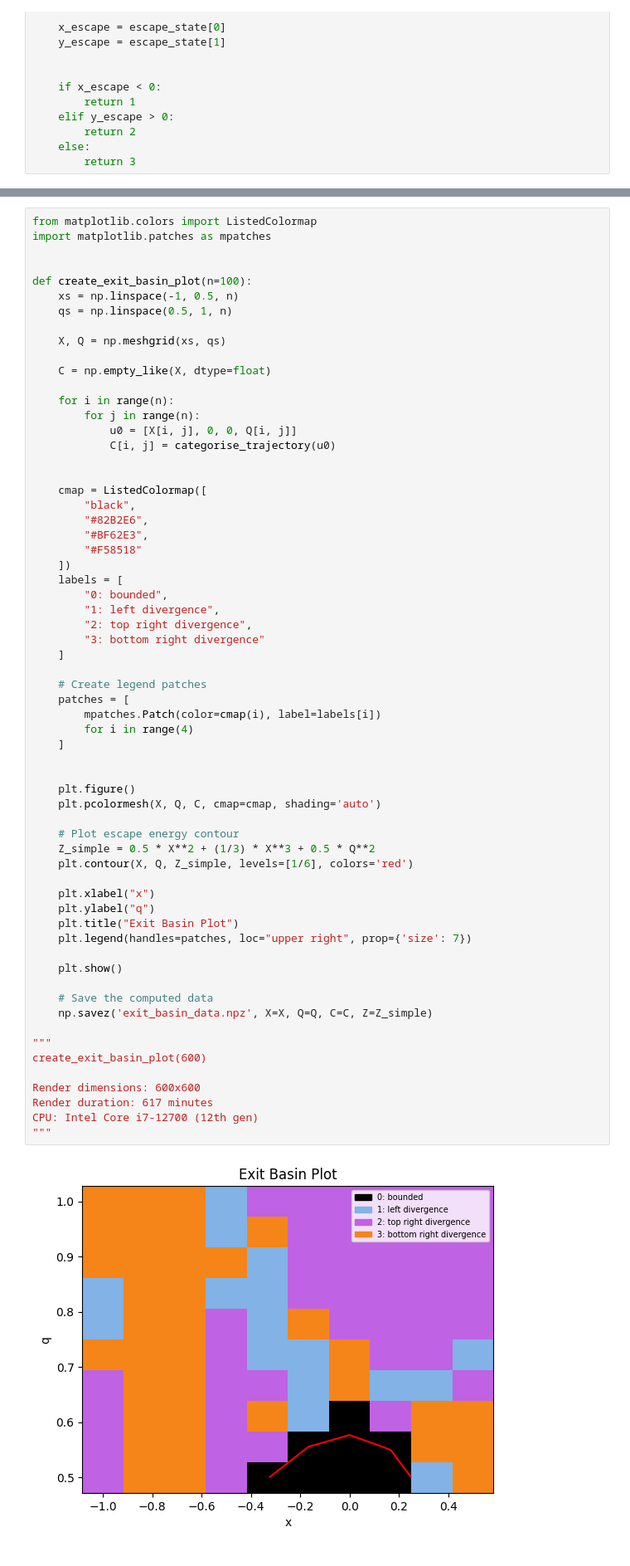
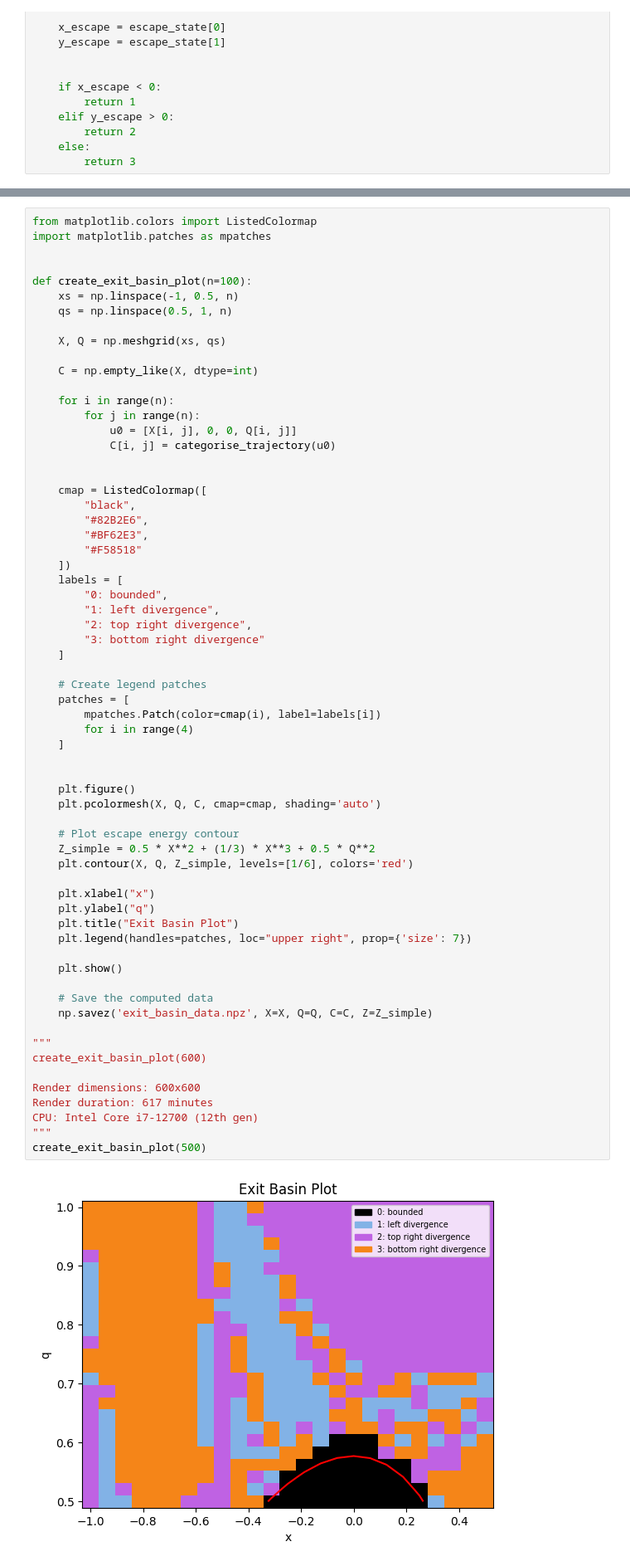
Before and after one commit to ProgramPhantom/MPS224-Scientific-Computing, a Jupyter notebook: Assignment 2/assignment2.ipynb, the cells around one changed output, grey strips where cells are left out. Shown at 83% size. Saved outputs shown, nothing was run; the diff lists cells and outputs as text.

```diff
--- a/Assignment 2/assignment2.ipynb
+++ b/Assignment 2/assignment2.ipynb
@@ -851,7 +851,7 @@ def create_exit_basin_plot(n=100):
 
     X, Q = np.meshgrid(xs, qs)
 
-    C = np.empty_like(X, dtype=float)
+    C = np.empty_like(X, dtype=int)
 
     for i in range(n):
         for j in range(n):
@@ -877,34 +877,35 @@ def create_exit_basin_plot(n=100):
         mpatches.Patch(color=cmap(i), label=labels[i])
         for i in range(4)
     ]
 
 
     plt.figure()
     plt.pcolormesh(X, Q, C, cmap=cmap, shading='auto')
 
     # Plot escape energy contour
     Z_simple = 0.5 * X**2 + (1/3) * X**3 + 0.5 * Q**2
     plt.contour(X, Q, Z_simple, levels=[1/6], colors='red')
 
     plt.xlabel("x")
     plt.ylabel("q")
     plt.title("Exit Basin Plot")
     plt.legend(handles=patches, loc="upper right", prop={'size': 7})
 
     plt.show()
 
     # Save the computed data
     np.savez('exit_basin_data.npz', X=X, Q=Q, C=C, Z=Z_simple)
 
 """
 create_exit_basin_plot(600)
 
 Render dimensions: 600x600
 Render duration: 617 minutes
 CPU: Intel Core i7-12700 (12th gen)
 """
+create_exit_basin_plot(500)
 # %% [output]
-[figure, old version]
+[figure, new version]
 # %% [markdown]
 ![Exit basin plot](600x600.png)
 
```
Also changed, not shown: 2 other files.
